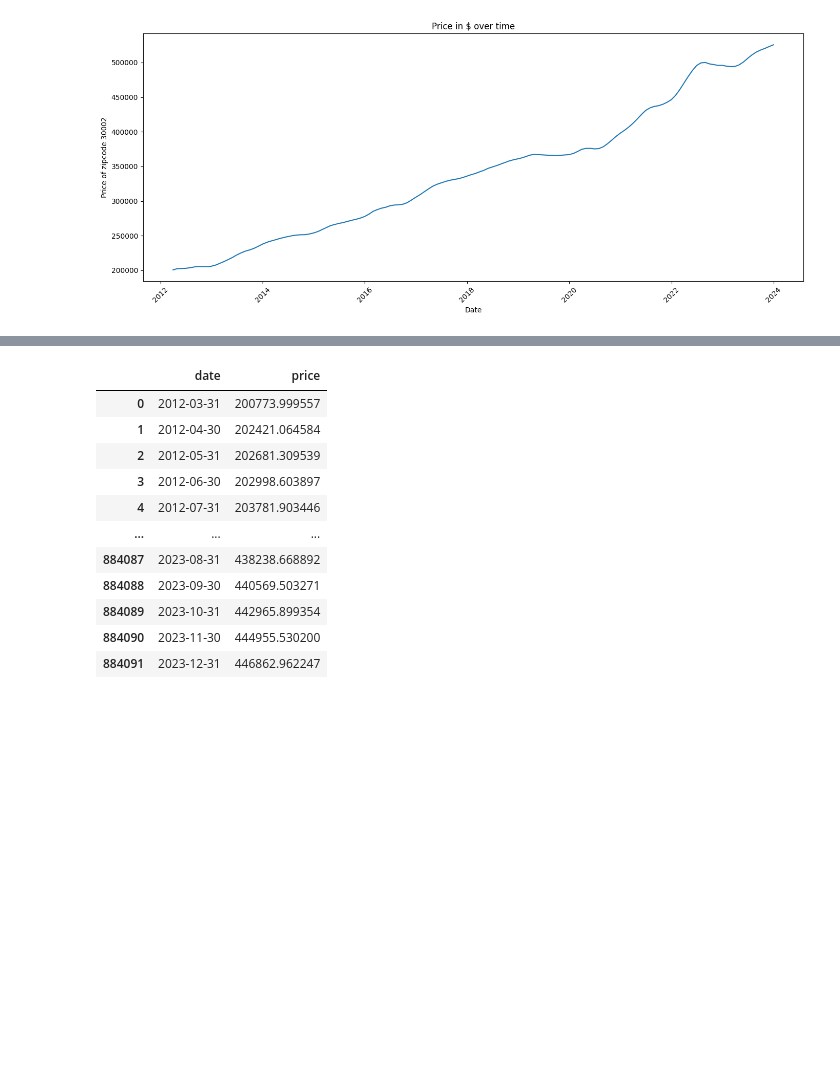
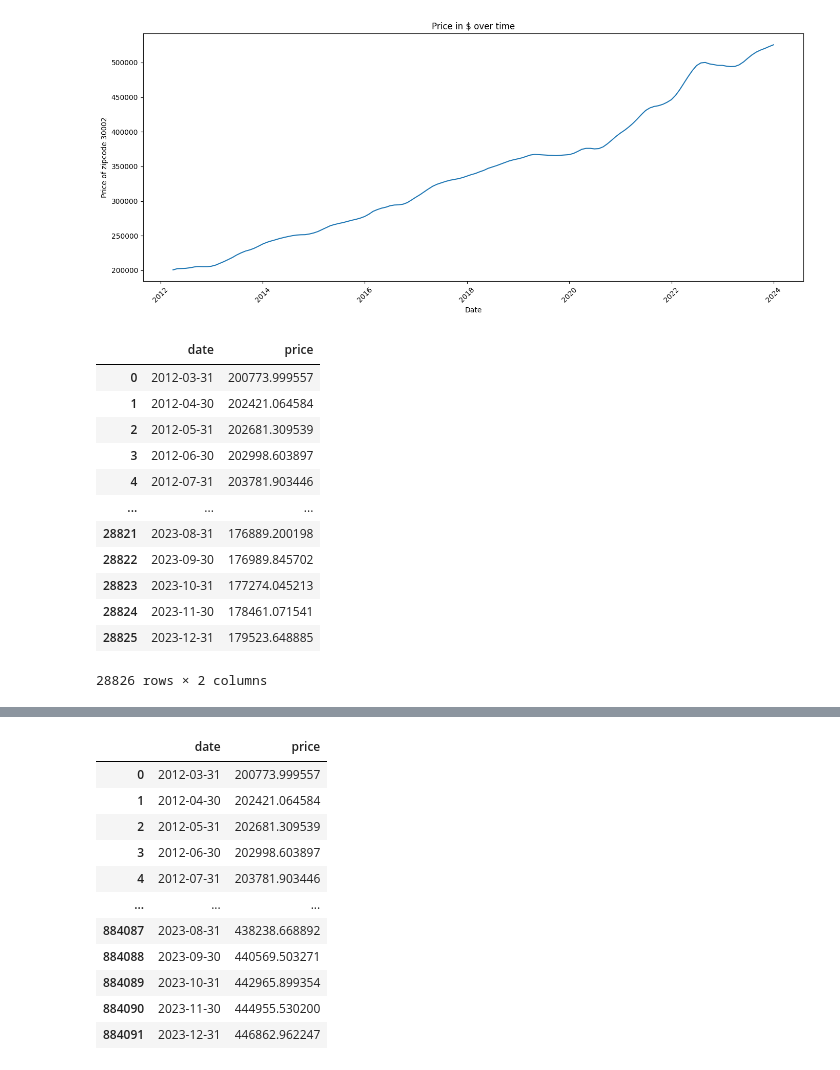
Before and after one commit to JensKlug/zillows_real_estate, a Jupyter notebook: notebooks/plots_jens.ipynb, the cells around one changed output, grey strips where cells are left out. Cells and saved outputs as stored; diff of their text form; code cells hidden in the pictures; blank space fills up the shorter version.

```diff
--- a/notebooks/plots_jens.ipynb
+++ b/notebooks/plots_jens.ipynb
@@ -36,4 +36,19 @@ plt.show()
 [figure]
 # %%
 k = 'ATL'
-df_one_city = df[df['city'] == k]
+df_one_city = df[df['city'] == k][['date','price']]
+df_one_city
+# %% [output]
+|  | date | price |
+| 0 | 2012-03-31 | 200773.999557 |
+| 1 | 2012-04-30 | 202421.064584 |
+| 2 | 2012-05-31 | 202681.309539 |
+| 3 | 2012-06-30 | 202998.603897 |
+| 4 | 2012-07-31 | 203781.903446 |
+| ... | ... | ... |
+| 28821 | 2023-08-31 | 176889.200198 |
+| 28822 | 2023-09-30 | 176989.845702 |
+| 28823 | 2023-10-31 | 177274.045213 |
+| 28824 | 2023-11-30 | 178461.071541 |
+| 28825 | 2023-12-31 | 179523.648885 |
+28826 rows × 2 columns
```
Also changed, not shown: parts of 11 cells of this notebook, 2 other files.
